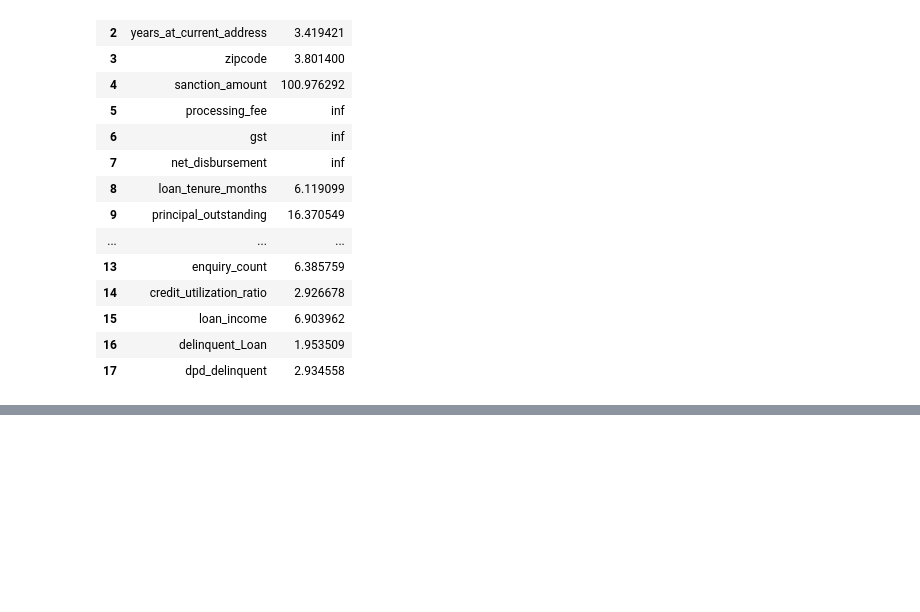
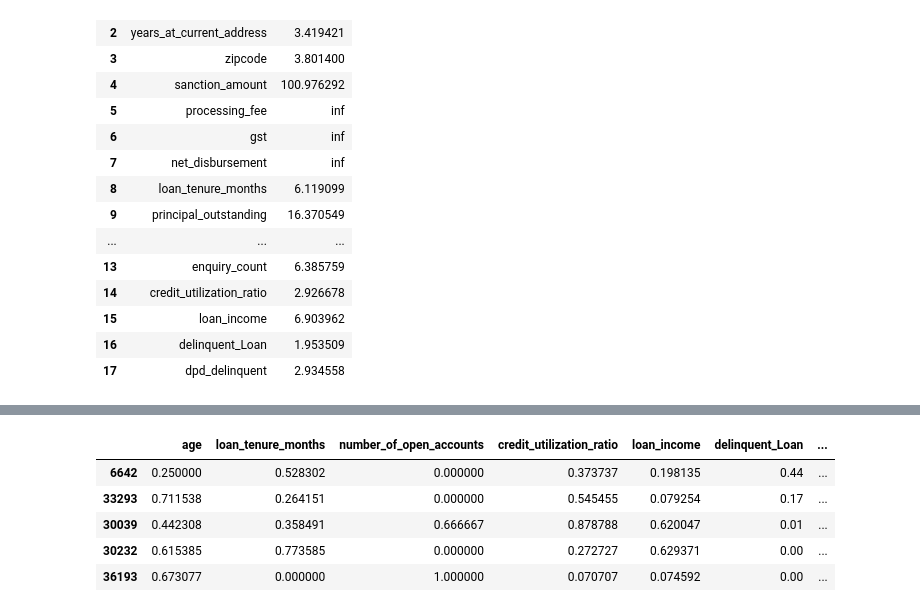
Before and after one commit to neel-madhav/CreditRiskModelling, a Jupyter notebook: CreditRiskModelling.ipynb, the cells around one changed output, grey strips where cells are left out. Drawn from its saved outputs; the diff is of its cells as text; code cells hidden in the pictures; blank space fills up the shorter version.

```diff
--- a/CreditRiskModelling.ipynb
+++ b/CreditRiskModelling.ipynb
@@ -520,0 +724,3 @@ selected_numeric_features_vif = vif_df.column.values
+# %%
+selected_features_iv = [features for features, iv in iv_values.items() if iv > 0.02]
+selected_features_iv
@@ -520,0 +740,4 @@ selected_numeric_features_vif = vif_df.column.values
+# %%
+X_Train = X_Train[selected_features_iv]
+X_Test = X_Test[selected_features_iv]
+X_Test.isna().sum()
@@ -520,0 +757,11 @@ selected_numeric_features_vif = vif_df.column.values
+# %%
+X_Train = pd.get_dummies(X_Train)
+X_Test = pd.get_dummies(X_Test)
+X_Train.head()
+# %% [output]
+|  | age | loan_tenure_months | number_of_open_accounts | credit_utilization_ratio | loan_income | delinquent_Loan | ... |
+| 6642 | 0.250000 | 0.528302 | 0.000000 | 0.373737 | 0.198135 | 0.44 | ... |
+| 33293 | 0.711538 | 0.264151 | 0.000000 | 0.545455 | 0.079254 | 0.17 | ... |
+| 30039 | 0.442308 | 0.358491 | 0.666667 | 0.878788 | 0.620047 | 0.01 | ... |
+| 30232 | 0.615385 | 0.773585 | 0.000000 | 0.272727 | 0.629371 | 0.00 | ... |
+| 36193 | 0.673077 | 0.000000 | 1.000000 | 0.070707 | 0.074592 | 0.00 | ... |
```
Also changed, not shown: parts of 37 cells of this notebook.
